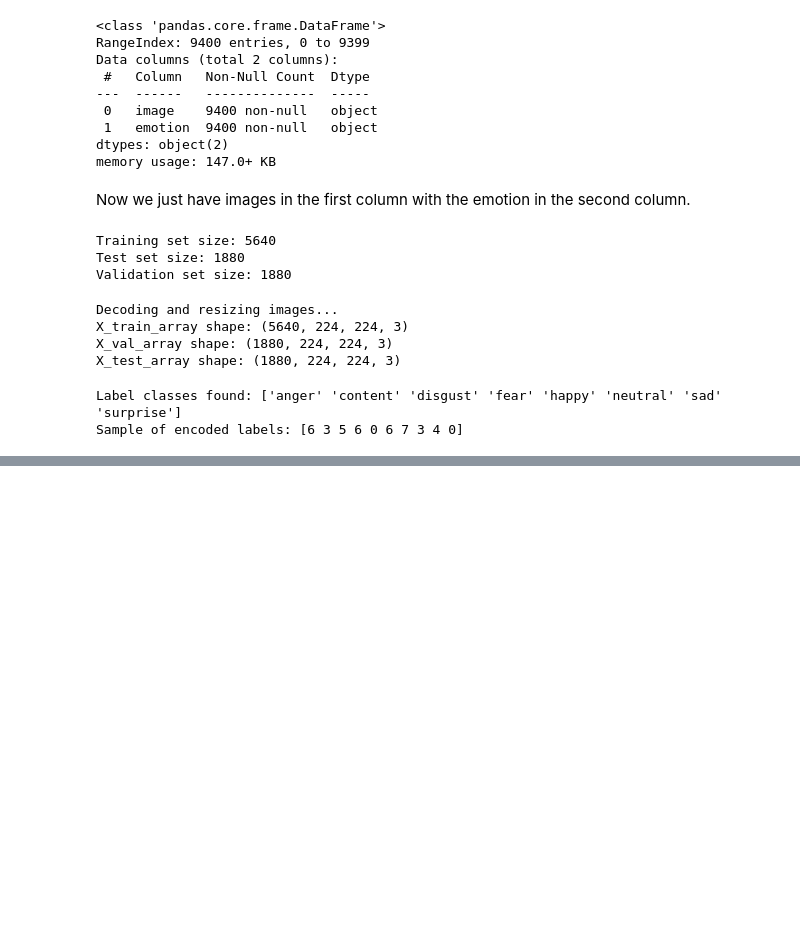
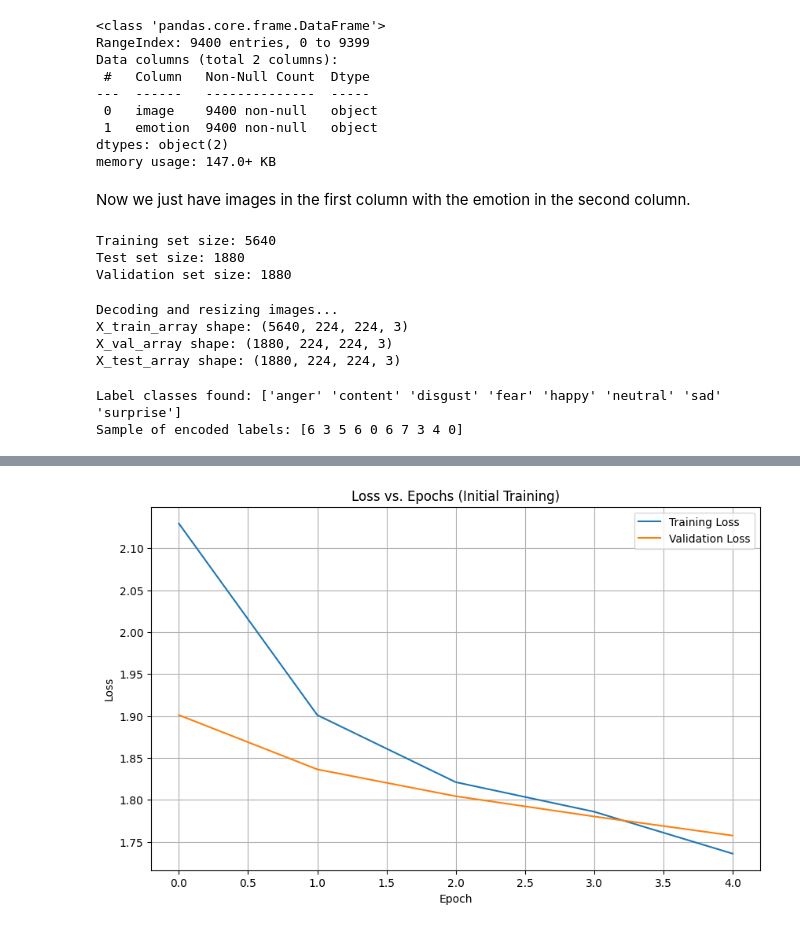
Before and after one commit to JaskiratSingh1/Image-Based-Facial-Emotion-Recognition-Using-Deep-Learning, a Jupyter notebook: preprocess_data.ipynb, the cells around one changed output, grey strips where cells are left out. Drawn from its saved outputs; the diff is of its cells as text; code cells hidden in the pictures; blank space fills up the shorter version.

```diff
--- a/preprocess_data.ipynb
+++ b/preprocess_data.ipynb
@@ -139,0 +266,85 @@ Sample of encoded labels: [6 3 5 6 0 6 7 3 4 0]
+# %%
+import numpy as np
+import tensorflow as tf
+from tensorflow.keras import layers, models
+from tensorflow.keras.models import load_model
+import matplotlib.pyplot as plt
+import seaborn as sns
+from sklearn.metrics import confusion_matrix, classification_report
+# ----------------------- PART 3: Visualization -----------------------
+# Plot loss versus epochs (for initial training).
+plt.figure(figsize=(10, 6))
+plt.plot(history.history['loss'], label='Training Loss')
+plt.plot(history.history['val_loss'], label='Validation Loss')
+plt.title("Loss vs. Epochs (Initial Training)")
+plt.xlabel("Epoch")
+plt.ylabel("Loss")
+plt.legend()
+plt.grid(True)
+plt.show()
+
+# Plot loss versus epochs for the fine-tuning phase.
+plt.figure(figsize=(10, 6))
+plt.plot(history_fine.history['loss'], label='Fine-tune Training Loss')
+plt.plot(history_fine.history['val_loss'], label='Fine-tune Validation Loss')
+plt.title("Loss vs. Epochs (Fine-tuning)")
+plt.xlabel("Epoch")
+plt.ylabel("Loss")
+plt.legend()
+plt.grid(True)
+plt.show()
+
+# ----------------------- PART 4: Evaluation and Analysis -----------------------
+# If you wish to load the saved model (for example, during a separate evaluation run),
+# uncomment the following lines:
+# model_path = "MobileNetV2_basemodel_finetuned.h5"
+# model = load_model(model_path)
+# print(f"Loaded model from {model_path}")
+
+# Evaluate the saved (or current) model.
+test_loss, test_acc = model.evaluate(X_test_array, y_test_encoded, verbose=0)
+print(f"\nTest Loss: {test_loss:.4f}")
+print(f"Test Accuracy: {test_acc:.4f}")
+
+# Generate prediction probabilities and then convert them to class indices.
+y_pred_probs = model.predict(X_test_array)
+y_pred = np.argmax(y_pred_probs, axis=1)
+
+# Create and display the confusion matrix.
+cm = confusion_matrix(y_test_encoded, y_pred)
+print("\nConfusion Matrix:")
+print(cm)
+plt.figure(figsize=(8, 6))
+# Use label_encoder.classes_ if available; otherwise use label_classes.
+class_names = label_encoder.classes_ if 'label_encoder' in globals() else label_classes
+sns.heatmap(cm, annot=True, fmt="d", cmap="Blues",
+            xticklabels=class_names,
+            yticklabels=class_names)
+plt.xlabel("Predicted Label")
+plt.ylabel("True Label")
+plt.title("Confusion Matrix")
+plt.show()
+
+# Print the classification report.
+report = classification_report(
+    y_test_encoded, y_pred, target_names=class_names
+)
+print("\nClassification Report:")
+print(report)
+
+# ----------------------- PART 5: Qualitative Analysis -----------------------
+# Display a few random test images along with their predicted and true labels.
+num_samples = 5  # number of samples to display
+indices = np.random.choice(np.arange(len(X_test_array)), num_samples, replace=False)
+plt.figure(figsize=(15, 3))
+for i, idx in enumerate(indices):
+    plt.subplot(1, num_samples, i+1)
+    plt.imshow(X_test_array[idx].astype('uint8'))
+    true_label = class_names[y_test_encoded[idx]]
+    pred_label = class_names[y_pred[idx]]
+    plt.title(f"True: {true_label}\nPred: {pred_label}")
+    plt.axis("off")
+plt.tight_layout()
+plt.show()
+# %% [output]
+[figure, added]
```
Also changed, not shown: parts of 2 cells of this notebook, 12 other files.
